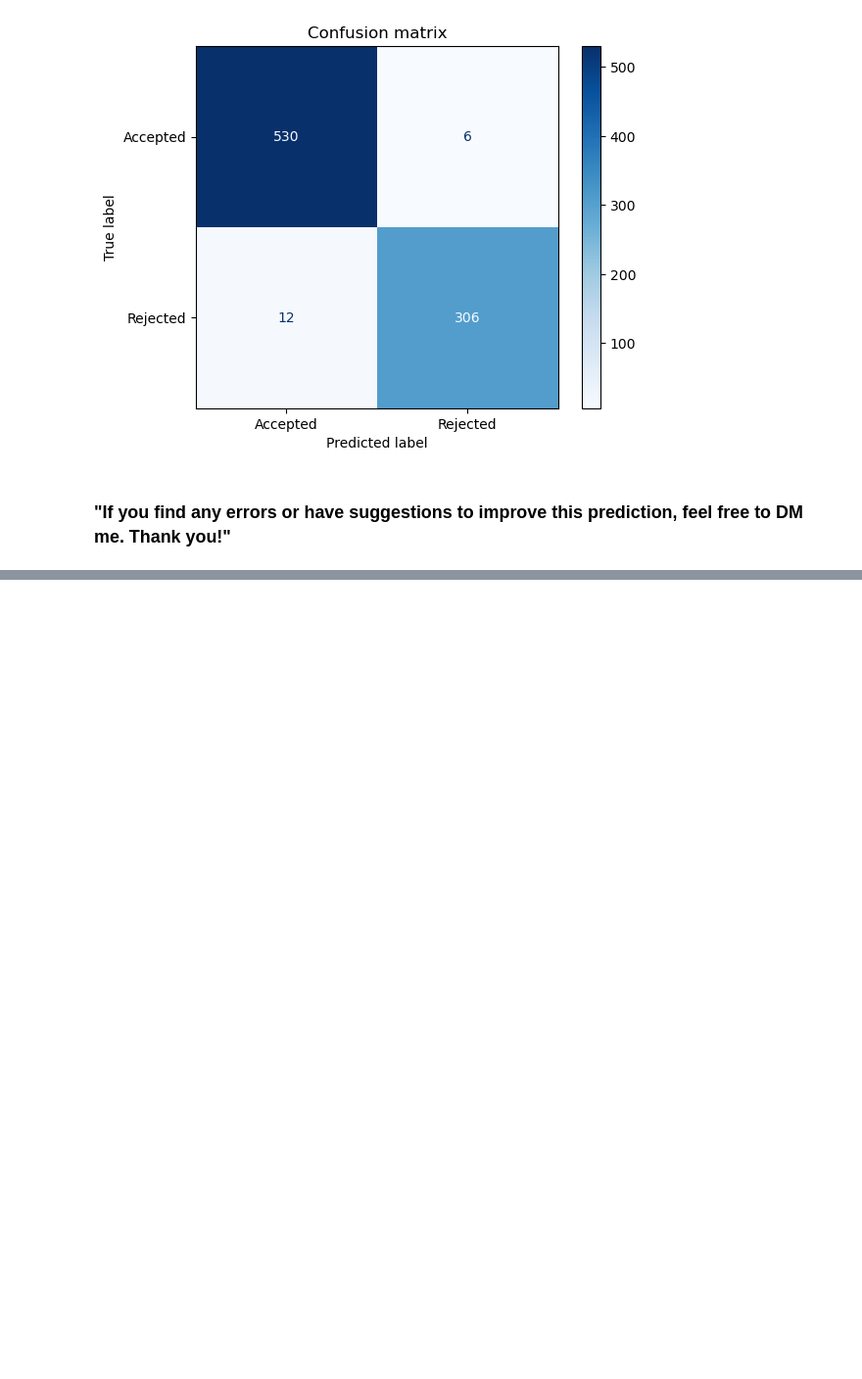
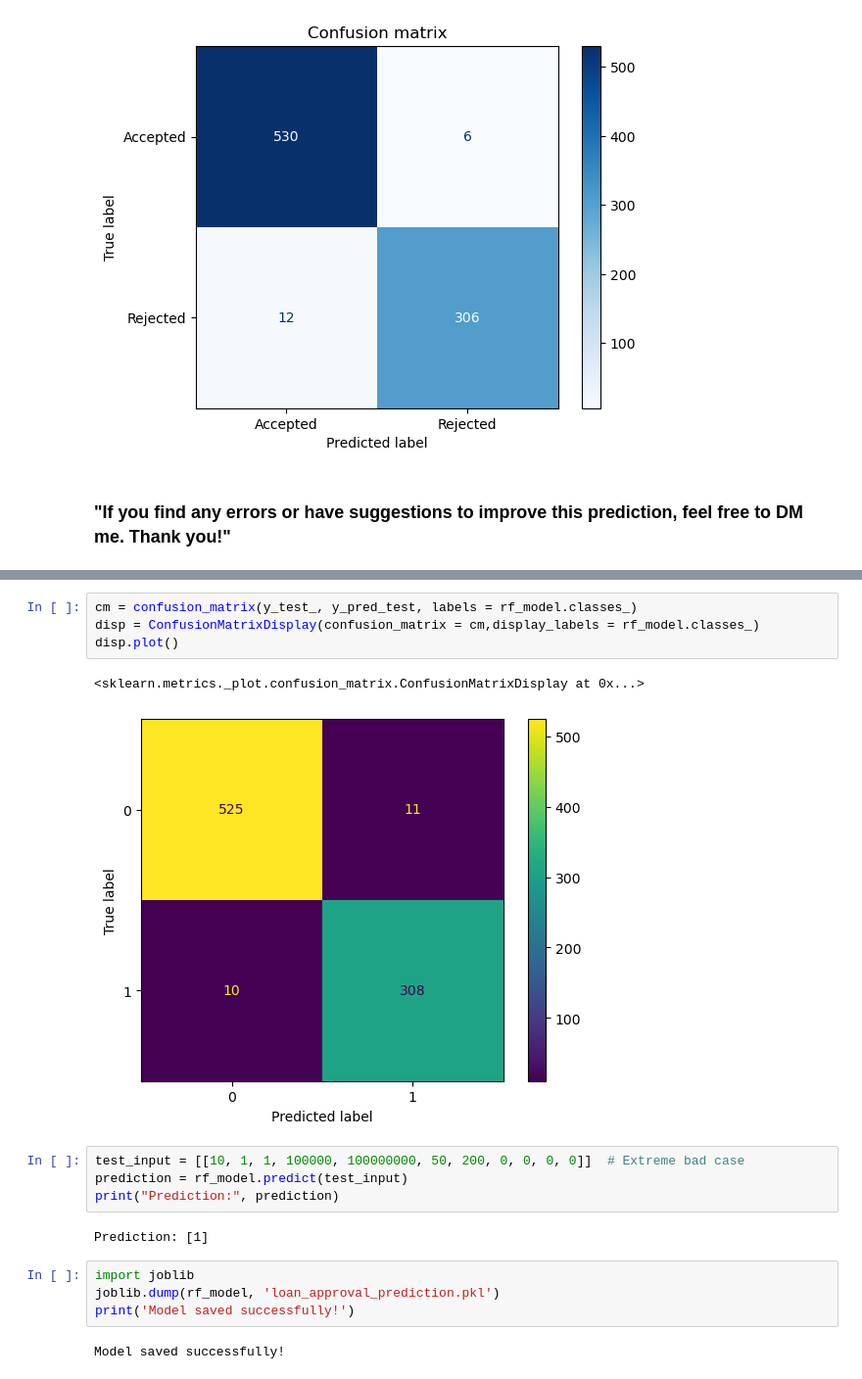
Before and after one commit to sagar-kc7/Basic_ML_Projects, a Jupyter notebook: Loan_Approval_Prediction/Loan_approval_prediction.ipynb, the cells around one changed output, grey strips where cells are left out. Shown at 98% size. Drawn from its saved outputs; the diff is of its cells as text; blank space fills up the shorter version.

```diff
--- a/Loan_Approval_Prediction/Loan_approval_prediction.ipynb
+++ b/Loan_Approval_Prediction/Loan_approval_prediction.ipynb
@@ -364,0 +437,19 @@ plt.show()
+# %%
+cm = confusion_matrix(y_test_, y_pred_test, labels = rf_model.classes_)
+disp = ConfusionMatrixDisplay(confusion_matrix = cm,display_labels = rf_model.classes_)
+disp.plot()
+# %% [output]
+<sklearn.metrics._plot.confusion_matrix.ConfusionMatrixDisplay at 0x...>
+[figure, added]
+# %%
+test_input = [[10, 1, 1, 100000, 100000000, 50, 200, 0, 0, 0, 0]]  # Extreme bad case
+prediction = rf_model.predict(test_input)
+print("Prediction:", prediction)
+# %% [output]
+Prediction: [1]
+# %%
+import joblib
+joblib.dump(rf_model, 'loan_approval_prediction.pkl')
+print('Model saved successfully!')
+# %% [output]
+Model saved successfully!
```
Also changed, not shown: parts of 13 cells of this notebook, 3 other files.
